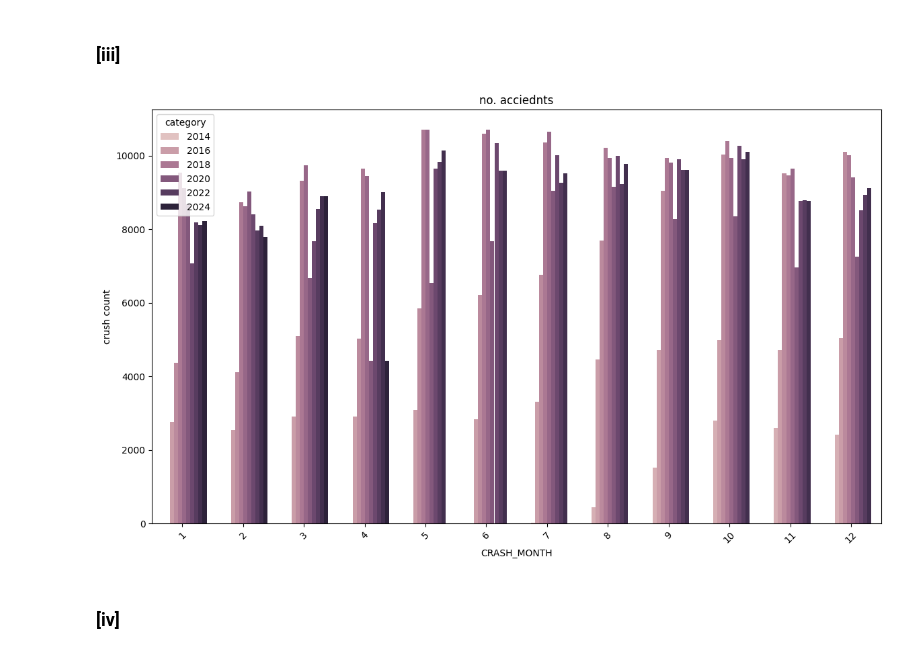
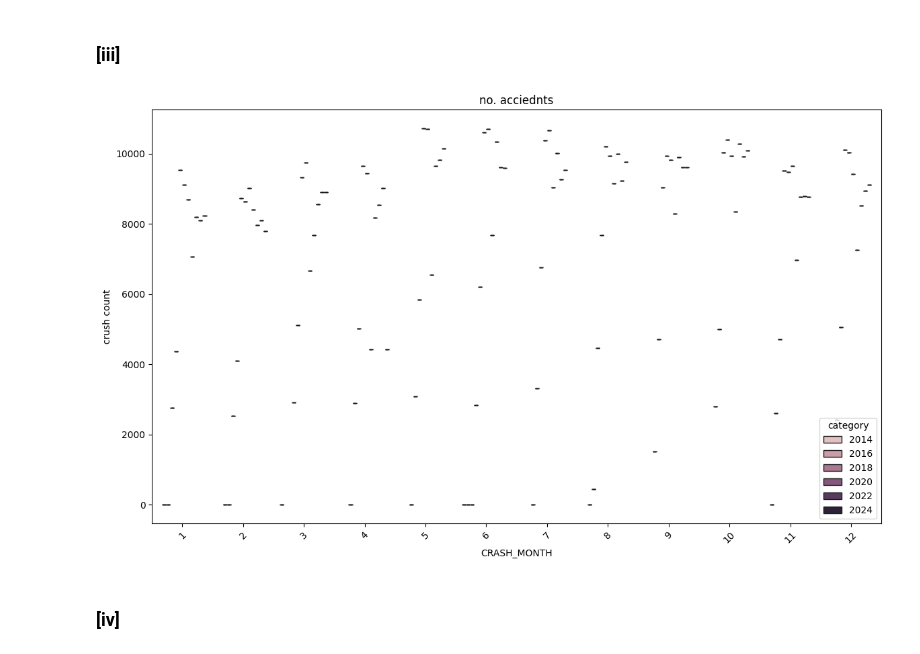
Before and after one commit to abdhashas/Data_mining_project, a Jupyter notebook: DM_HOMEWORK_1_BY_[عبدالرؤوف حسحس _طوني بطرس _عبد الله الزبداني].ipynb, the cells around one changed output. Cells and saved outputs as stored; diff of their text form; code cells hidden in the pictures.

```diff
--- a/DM_HOMEWORK_1_BY_[عبدالرؤوف حسحس _طوني بطرس _عبد الله الزبداني].ipynb
+++ b/DM_HOMEWORK_1_BY_[عبدالرؤوف حسحس _طوني بطرس _عبد الله الزبداني].ipynb
@@ -1382,15 +1396,15 @@ plt.show()
 ### [iii]
 # %%
 plt.figure(figsize=(14, 8))
-sns.barplot(data=month_year, x='CRASH_MONTH', y='crush count', hue='YEAR')
+sns.boxplot(data=month_year, x='CRASH_MONTH', y='crush count', hue='YEAR')
 plt.title('no. acciednts')
 plt.xlabel('CRASH_MONTH')
 plt.ylabel('crush count')
 plt.xticks(rotation=45)
 plt.legend(title='category')
 plt.show()
 # %% [output]
-[figure, old version]
+[figure, new version]
 # %% [markdown]
 ### [iv]
 # %%
```
Also changed, not shown: parts of 4 cells of this notebook, 1 other file.
